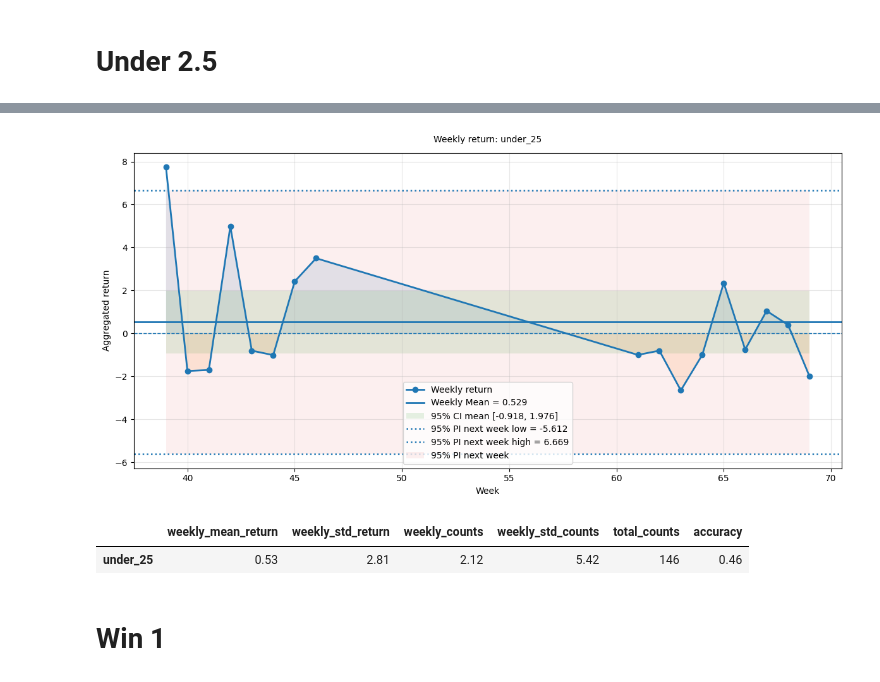
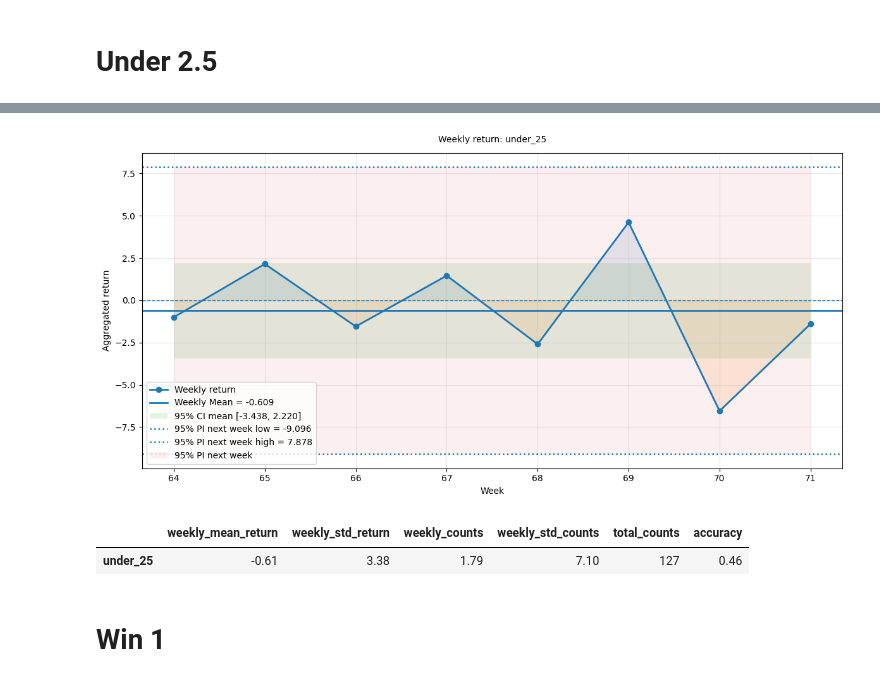
Before and after one commit to NickOLeeney/bet-master-analytics, a Jupyter notebook: src/strategies/optuna_model_analysis.ipynb, the cells around one changed output, grey strips where cells are left out. Drawn from its saved outputs; the diff is of its cells as text; code cells hidden in the pictures.

```diff
--- a/src/strategies/optuna_model_analysis.ipynb
+++ b/src/strategies/optuna_model_analysis.ipynb
@@ -57,6 +57,15 @@ df = df[(df[target_col] >= 1.3) | (df[target_col] <= 2.5)]
 
 df["strategy"] = target_col
 
+###
+from datetime import datetime
+
+date_str = "01-08-2026"
+
+date = datetime.strptime(date_str, "%d-%m-%Y")
+
+df = df[df['time'] >= date]
+###
 
 # Create the test binned dataframe
 df_binned = df.copy()
@@ -126,6 +135,15 @@ df = df[(df[target_col] >= 1.3) | (df[target_col] <= 2.5)]
 
 df["strategy"] = target_col
 
+###
+from datetime import datetime
+
+date_str = "01-08-2026"
+
+date = datetime.strptime(date_str, "%d-%m-%Y")
+
+df = df[df['time'] >= date]
+###
 
 # Create the test binned dataframe
 df_binned = df.copy()
@@ -188,39 +206,48 @@ df = df_loaded.copy()
 
 
 # Feature Engineering
 df["return"] = df.apply(lambda x: get_return(strategy=x[target_col], odds=x[odds_col]), axis=1).copy()
 df["week"] = add_week_column(df)
 df = df[(df[target_col] >= 1.3) | (df[target_col] <= 2.5)]
 # ---
 
 df["strategy"] = target_col
 
+###
+from datetime import datetime
+
+date_str = "01-08-2026"
+
+date = datetime.strptime(date_str, "%d-%m-%Y")
+
+df = df[df['time'] >= date]
+###
 
 # Create the test binned dataframe
 df_binned = df.copy()
 
 for feat, step in feature_bins_map.items():
     df_binned[feat] = [round_to_step(x, step) for x in df_binned[feat]]
 
     if isinstance(step, int):
         df_binned[feat] = df_binned[feat].astype("Int64")
 
 df_binned = df_binned.sort_values(by="time", ascending=False)
 
 mask = get_mask(df_binned, best_trial.user_attrs["params_dict"])
 
 df_filtered = df_binned[mask]
 real_quote = 1. / (df_filtered[target_col].sum() / df_filtered.shape[0])
 
 weekly_return, stats = analyze_strategies(df_filtered, strategies=[target_col], print_pi=True)
 strategy_dict[target_col] = {"df_filtered": df_filtered, "real_quote": real_quote, "settings": {"feature_bins_map": feature_bins_map, "params_dict": params_dict}}
 # %% [output]
-[figure, old version]
+[figure, new version]
 # %%
 get_best_strategies(df_filtered.rename(columns={target_col: "result", "time": "date"}))
 # %% [output]
 |  | weekly_mean_return | weekly_std_return | weekly_counts | weekly_std_counts | total_counts | accuracy |
-| under_25 | 0.53 | 2.81 | 2.12 | 5.42 | 146 | 0.46 |
+| under_25 | -0.61 | 3.38 | 1.79 | 7.10 | 127 | 0.46 |
 # %% [markdown]
 # Win 1
 # %%
```
Also changed, not shown: parts of 26 cells of this notebook, 9 other files.
